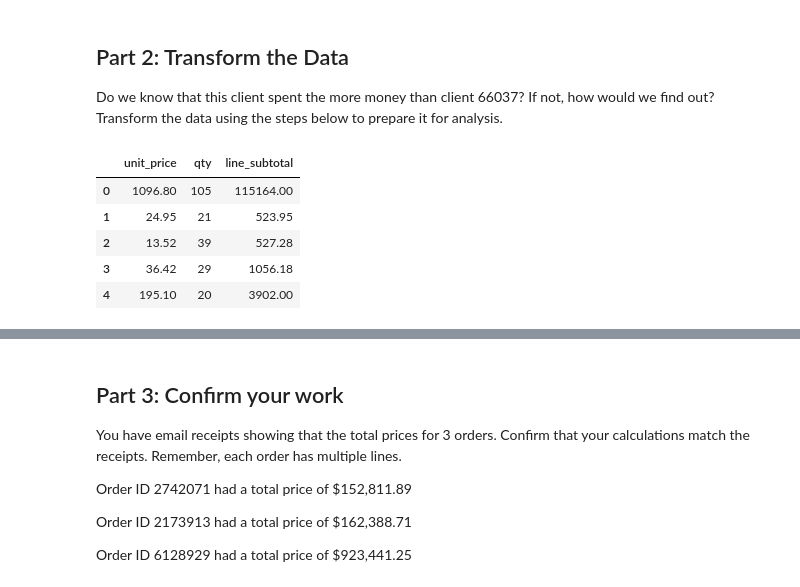
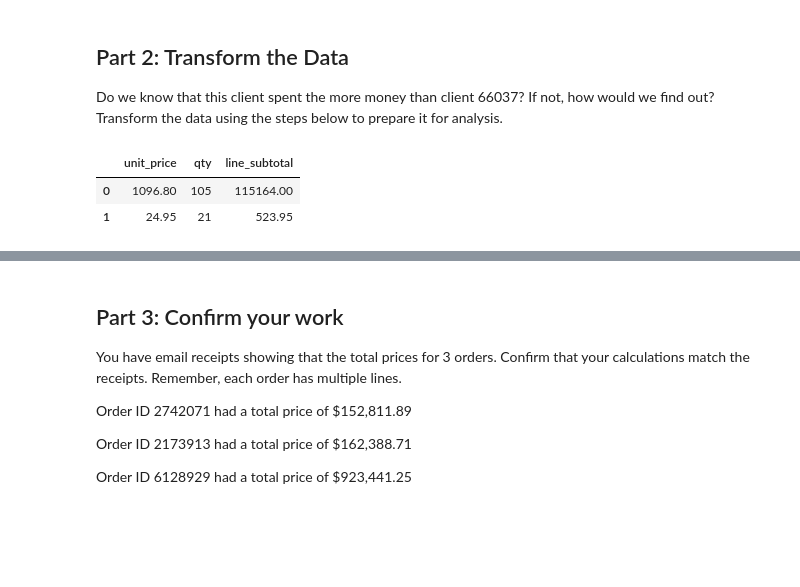
Before and after one commit to mmurphy2k/pandas-challenge-1, a Jupyter notebook: wholesale_data_analysis_starter_code.ipynb, the cells around one changed output, grey strips where cells are left out. Drawn from its saved outputs; the diff is of its cells as text; code cells hidden in the pictures; blank space fills up the shorter version.

```diff
--- a/wholesale_data_analysis_starter_code.ipynb
+++ b/wholesale_data_analysis_starter_code.ipynb
@@ -121,14 +121,11 @@ Do we know that this client spent the more money than client 66037? If not, how
 # %%
 # Create a column that calculates the subtotal for each line using the unit_price and the qty
 df['line_subtotal'] = df['unit_price'] * df['qty']
-df[['unit_price','qty','line_subtotal']].head()
+df[['unit_price','qty','line_subtotal']].head(2)
 # %% [output]
 |  | unit_price | qty | line_subtotal |
 | 0 | 1096.80 | 105 | 115164.00 |
 | 1 | 24.95 | 21 | 523.95 |
-| 2 | 13.52 | 39 | 527.28 |
-| 3 | 36.42 | 29 | 1056.18 |
-| 4 | 195.10 | 20 | 3902.00 |
 # %%
 # Create a column for shipping price.
 # Assume a shipping price of $7 per pound for orders over 50 pounds and $10 per pound for items 50 pounds or under.
```
Also changed, not shown: parts of 4 cells of this notebook, 1 other file.
